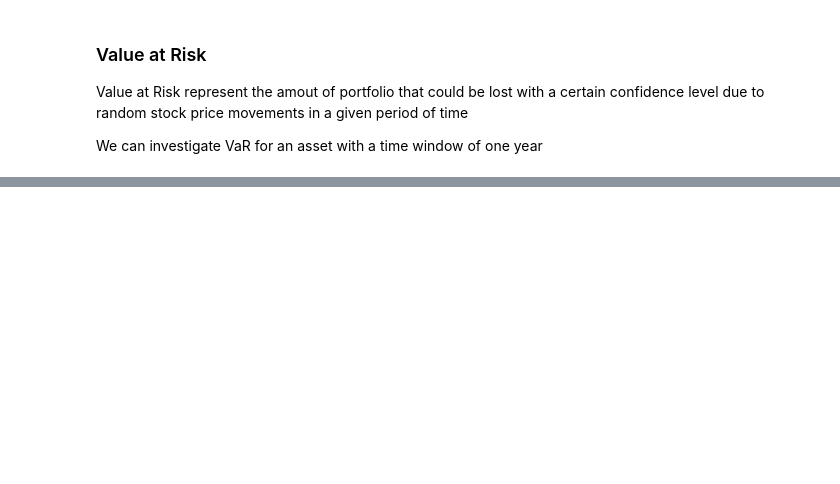
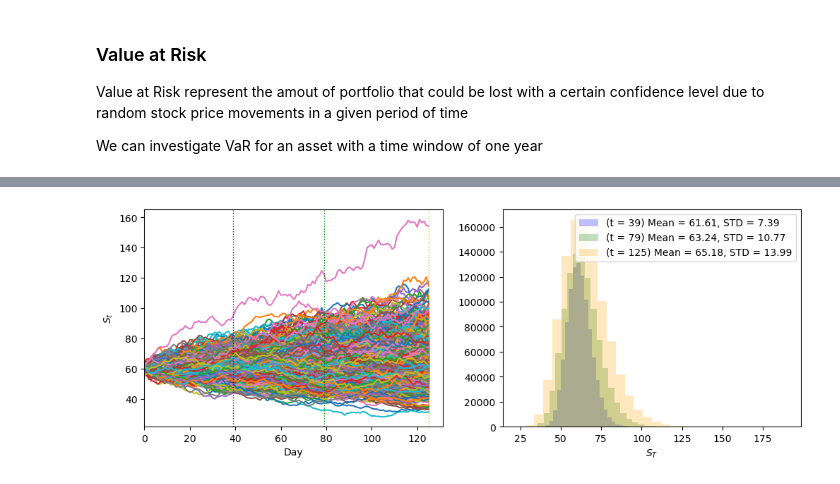
Before and after one commit to giacomoscanavini/quant_finance, a Jupyter notebook: value_at_risk.ipynb, the cells around one changed output, grey strips where cells are left out. Drawn from its saved outputs; the diff is of its cells as text; code cells hidden in the pictures; blank space fills up the shorter version.

Commit message:
(NEW) Added geometric brownian motion stock price for VaR of call option

```diff
--- a/value_at_risk.ipynb
+++ b/value_at_risk.ipynb
@@ -42,0 +102,45 @@ plt.show()
+# %%
+# Call option cost at present time
+d1 = (np.log(S0 / K) + (r + 0.5 * sigma**2 ) * t) / sigma / np.sqrt(t)
+d2 = d1 - sigma * np.sqrt(t)
+Ce0 = S0 * scipy.stats.norm.cdf(d1) - K * np.exp(-r * t) * scipy.stats.norm.cdf(d2)
+
+# Number of call options in investment
+nOptions = investment / Ce0
+
+# Simulate log-return increments
+log_returns = np.random.normal(
+    loc=m * dt,
+    scale=sigma * np.sqrt(dt),
+    size=(nSims, nSteps)
+)
+
+# Cumulative log-return path
+cum_log_returns = np.cumsum(log_returns, axis=1)
+
+# GBM stock paths
+S_values = S0 * np.exp(cum_log_returns)
+# %%
+# Timestamps for plotting
+times = [39, 79, 125]
+colors = ['blue', 'green', 'orange']
+
+fig, ax = plt.subplots(1, 2, figsize=(12,4))
+for i in range(1000):
+    ax[0].plot(S_values[i,:])
+
+for i in range(len(times)):
+    ax[0].axvline(times[i], lw=1, ls=':', color=colors[i])
+    ax[1].hist(S_values[:, times[i]], bins=30, color=colors[i], alpha=0.25,
+               label=f'(t = {times[i]}) Mean = {round(np.mean(S_values[:, times[i]]), 2)}, STD = {round(np.std(S_values[:, times[i]]), 2)}')
+
+ax[0].set_xlabel('Day')
+ax[0].set_ylabel(r'$S_t$')
+ax[0].set_xlim(0, )
+
+ax[1].set_xlabel(r'$S_T$')
+ax[1].legend()
+
+plt.show()
+# %% [output]
+[figure, added]
```
Also changed, not shown: parts of 5 cells of this notebook, 1 other file.
